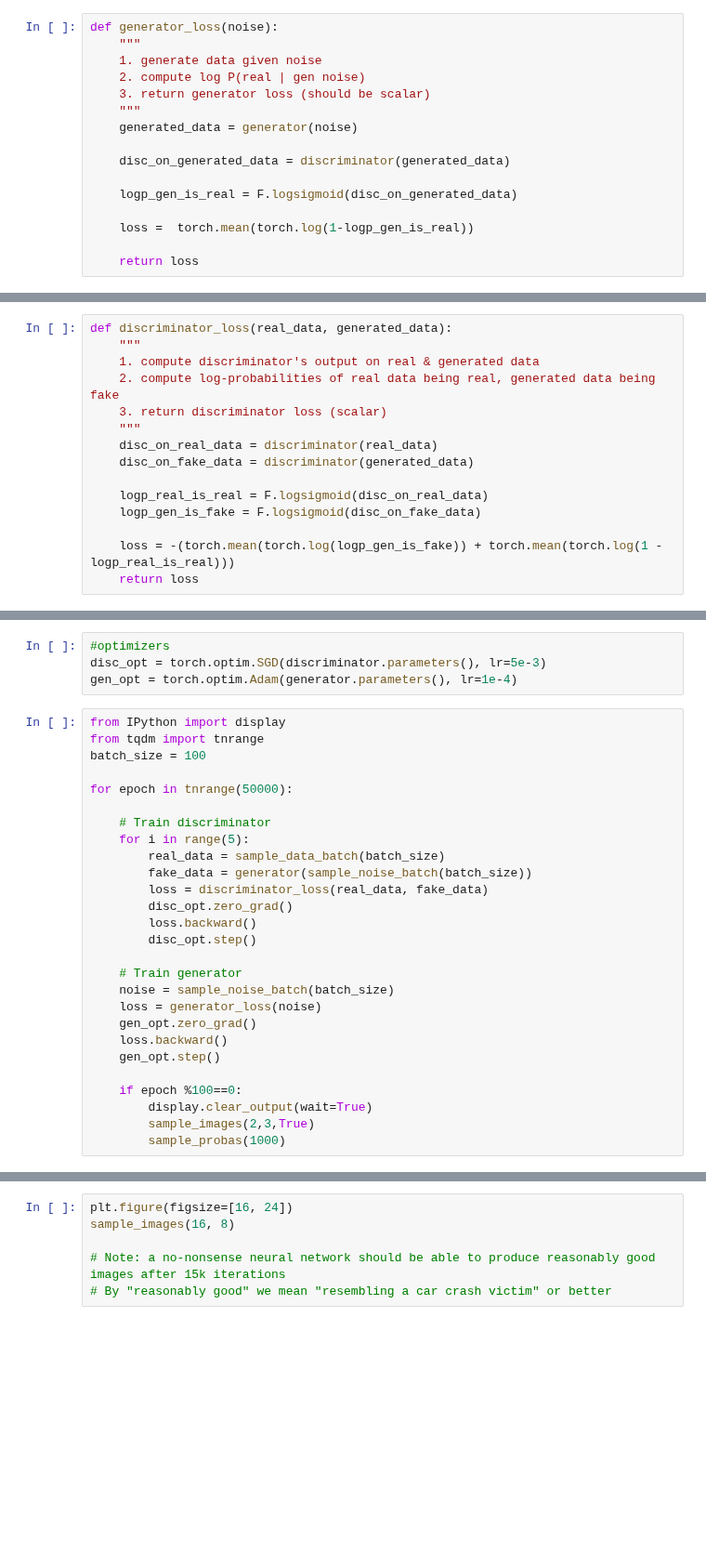
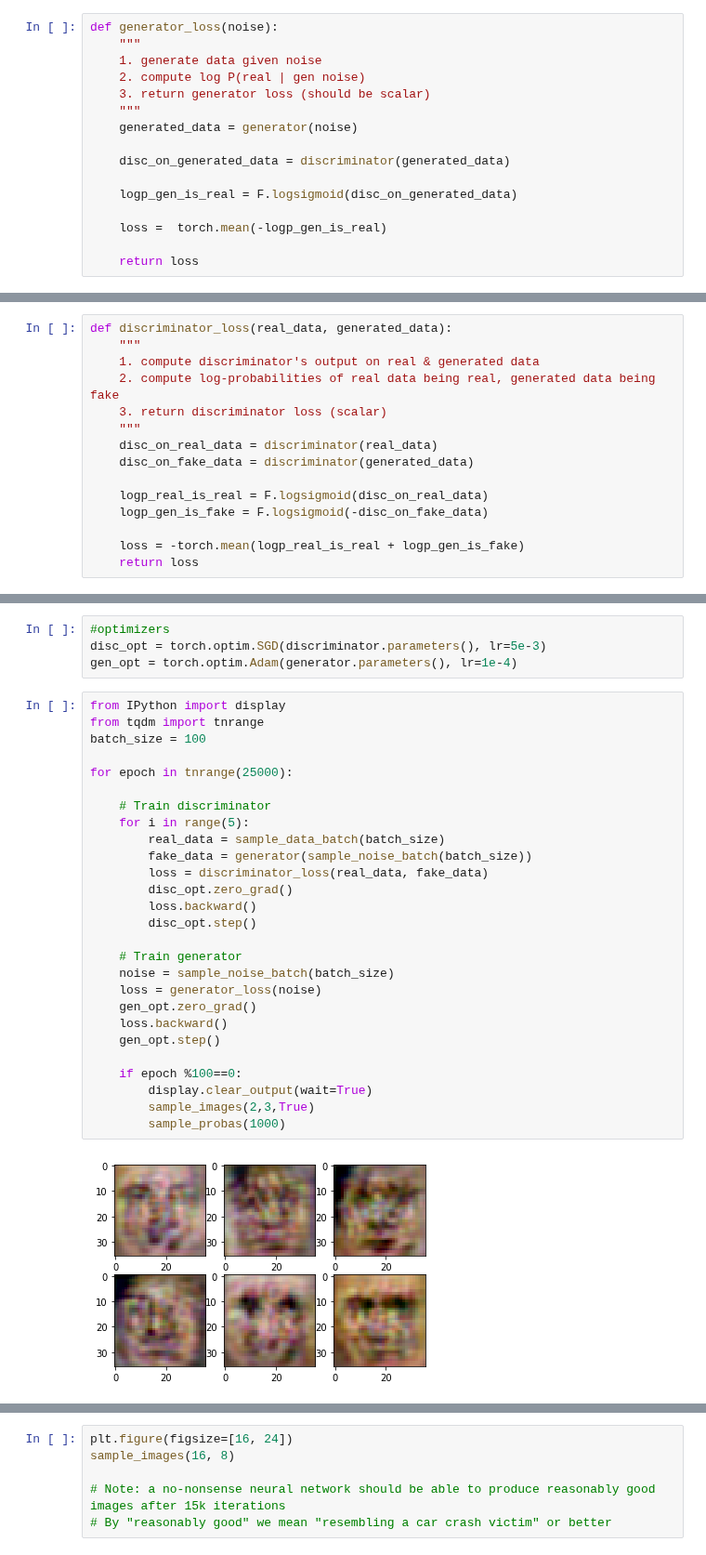
Before and after one commit to dzisandy/Deep-Learning, a Jupyter notebook: HW3/homework03_part3a_gan_advanced.ipynb, the cells around one changed output, grey strips where cells are left out. Shown at 93% size. Cells and saved outputs as stored; diff of their text form; blank space fills up the shorter version.

```diff
--- a/HW3/homework03_part3a_gan_advanced.ipynb
+++ b/HW3/homework03_part3a_gan_advanced.ipynb
@@ -176,7 +170,7 @@ def generator_loss(noise):
 
     logp_gen_is_real = F.logsigmoid(disc_on_generated_data)
 
-    loss =  torch.mean(torch.log(1-logp_gen_is_real))
+    loss =  torch.mean(-logp_gen_is_real)
 
     return loss
 # %%
@@ -196,9 +190,9 @@ def discriminator_loss(real_data, generated_data):
     disc_on_fake_data = discriminator(generated_data)
 
     logp_real_is_real = F.logsigmoid(disc_on_real_data)
-    logp_gen_is_fake = F.logsigmoid(disc_on_fake_data)
+    logp_gen_is_fake = F.logsigmoid(-disc_on_fake_data)
 
-    loss = -(torch.mean(torch.log(logp_gen_is_fake)) + torch.mean(torch.log(1 - logp_real_is_real)))
+    loss = -torch.mean(logp_real_is_real + logp_gen_is_fake)
     return loss
 # %%
 loss = discriminator_loss(sample_data_batch(32),
@@ -250,27 +241,29 @@ gen_opt = torch.optim.Adam(generator.parameters(), lr=1e-4)
 # %%
 from IPython import display
 from tqdm import tnrange
 batch_size = 100
 
-for epoch in tnrange(50000):
+for epoch in tnrange(25000):
 
     # Train discriminator
     for i in range(5):
         real_data = sample_data_batch(batch_size)
         fake_data = generator(sample_noise_batch(batch_size))
         loss = discriminator_loss(real_data, fake_data)
         disc_opt.zero_grad()
         loss.backward()
         disc_opt.step()
 
     # Train generator
     noise = sample_noise_batch(batch_size)
     loss = generator_loss(noise)
     gen_opt.zero_grad()
     loss.backward()
     gen_opt.step()
 
     if epoch %100==0:
         display.clear_output(wait=True)
         sample_images(2,3,True)
         sample_probas(1000)
+# %% [output]
+[figure, added]
```
Also changed, not shown: parts of 7 cells of this notebook.
